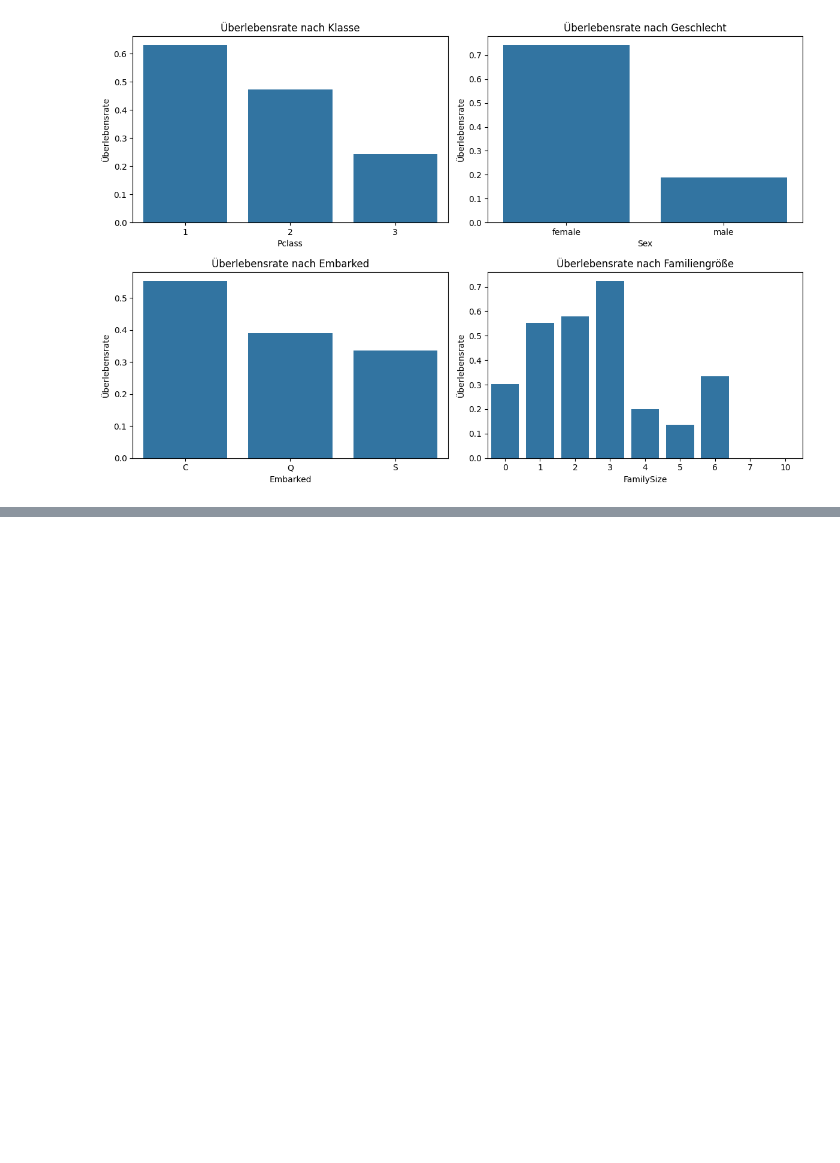
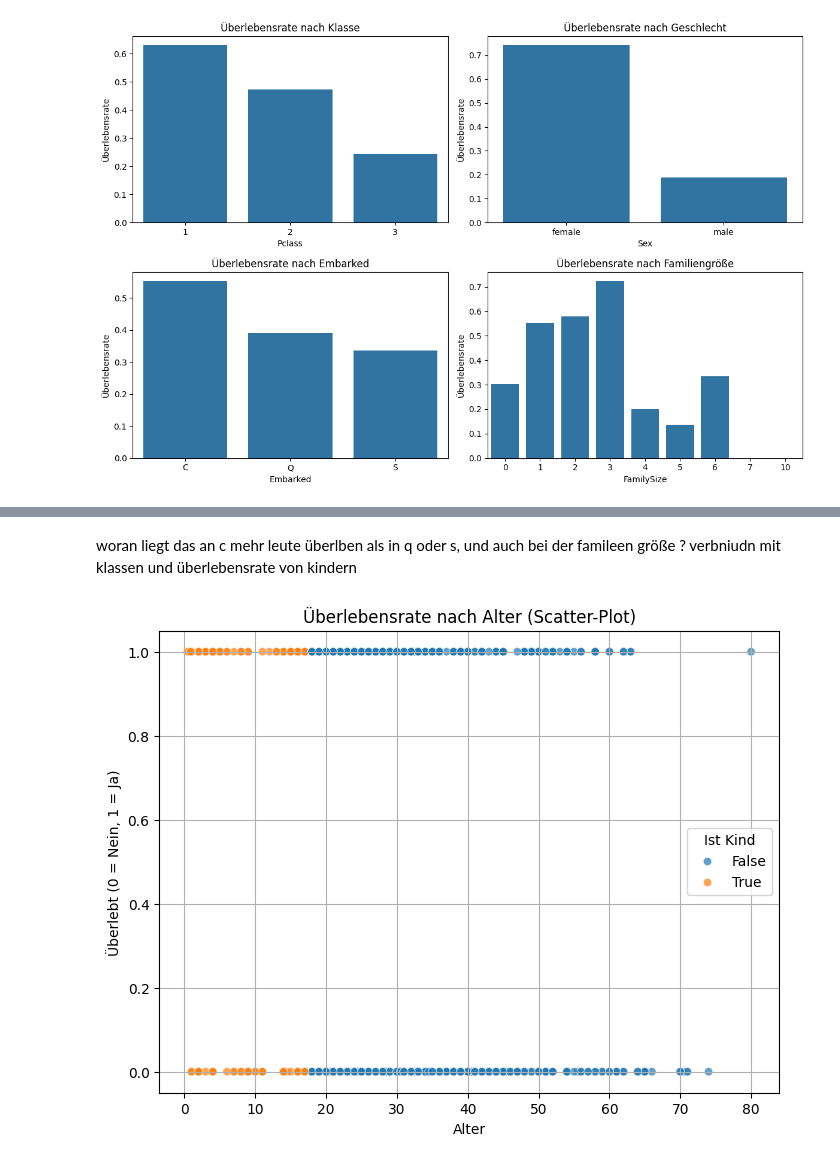
Before and after one commit to CodeMaster4711/DataScience, a Jupyter notebook: TitanicDataset/datanalyse/02_analyze_titanic_data.ipynb, the cells around one changed output, grey strips where cells are left out. Cells and saved outputs as stored; diff of their text form; code cells hidden in the pictures; blank space fills up the shorter version.

```diff
--- a/TitanicDataset/datanalyse/02_analyze_titanic_data.ipynb
+++ b/TitanicDataset/datanalyse/02_analyze_titanic_data.ipynb
@@ -105,0 +158,19 @@ plt.show()
+# %% [markdown]
+woran liegt das an c mehr leute überlben als in q oder s, und auch bei der famileen größe ? verbniudn mit klassen und überlebensrate von kindern
+# %%
+df['IsChild'] = df['Age'] < 18
+
+child_survival = df.groupby('IsChild')['Survived'].mean()
+child_survival_by_class = df[df['IsChild']].groupby('Pclass')['Survived'].mean()
+child_survival_by_embarked = df[df['IsChild']].groupby('Embarked')['Survived'].mean()
+
+plt.figure(figsize=(8, 6))
+sns.scatterplot(x='Age', y='Survived', hue='IsChild', data=df, alpha=0.7)
+plt.title('Überlebensrate nach Alter (Scatter-Plot)')
+plt.xlabel('Alter')
+plt.ylabel('Überlebt (0 = Nein, 1 = Ja)')
+plt.legend(title='Ist Kind')
+plt.grid(True)
+plt.show()
+# %% [output]
+[figure, added]
```
Also changed, not shown: parts of 4 cells of this notebook, 1 other file.
